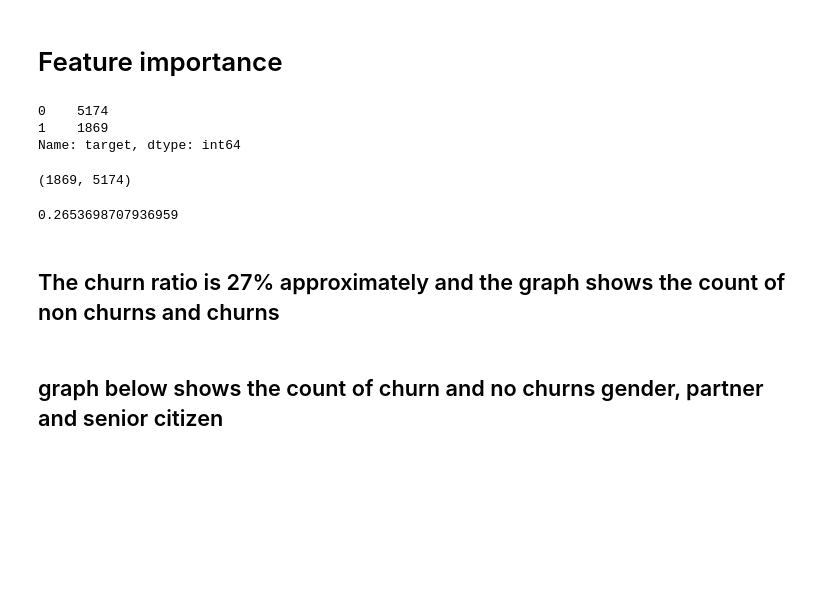
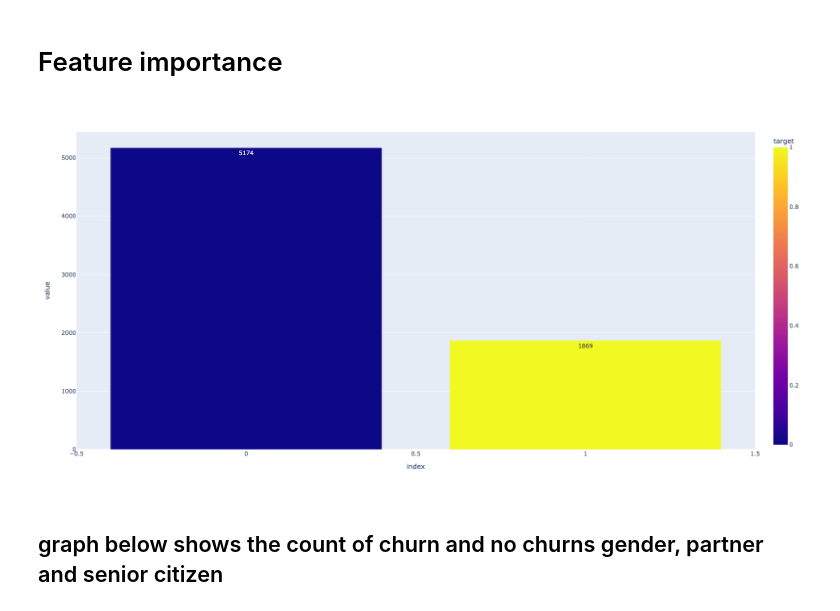
Before and after one commit to WaleedIdrees/python_code, a Jupyter notebook: classification/cus_churn_stacking.ipynb, the cells around one changed output. Saved outputs shown, nothing was run; the diff lists cells and outputs as text; code cells hidden in the pictures; blank space fills up the shorter version.

```diff
--- a/classification/cus_churn_stacking.ipynb
+++ b/classification/cus_churn_stacking.ipynb
@@ -160,25 +161,10 @@ pd.options.plotting.backend = "plotly"
 # %% [markdown]
 # Feature importance
-# %%
-df_ratio= df.target.value_counts()
-df_ratio
-# %% [output]
-0    5174
-1    1869
-Name: target, dtype: int64
-# %%
-df_ratio[1], df_ratio[0]
-# %% [output]
-(1869, 5174)
-# %%
-churrn_ratio= df_ratio[1]/ (df_ratio[1]+ df_ratio[0])
-churrn_ratio
-# %% [output]
-0.2653698707936959
-# %% [markdown]
-## The churn ratio is 27% approximately and the graph shows the count of non churns and churns
 # %%
-df.groupby(["target"]).agg(total = pd.NamedAgg("target", "count")).reset_index().plot.bar(color= "target", text_auto= True)
+df.groupby(["target"]).agg(total = pd.NamedAgg("target", "count")).reset_index().plot.bar(
+    color= "target", text_auto= True, width=1600, height= 800).show("png")
+# %% [output]
+[figure, added]
 # %% [markdown]
 ## graph below shows the count of churn and no churns gender, partner and senior citizen
 # %%
```
Also changed, not shown: parts of 102 cells of this notebook, 1 other file.
